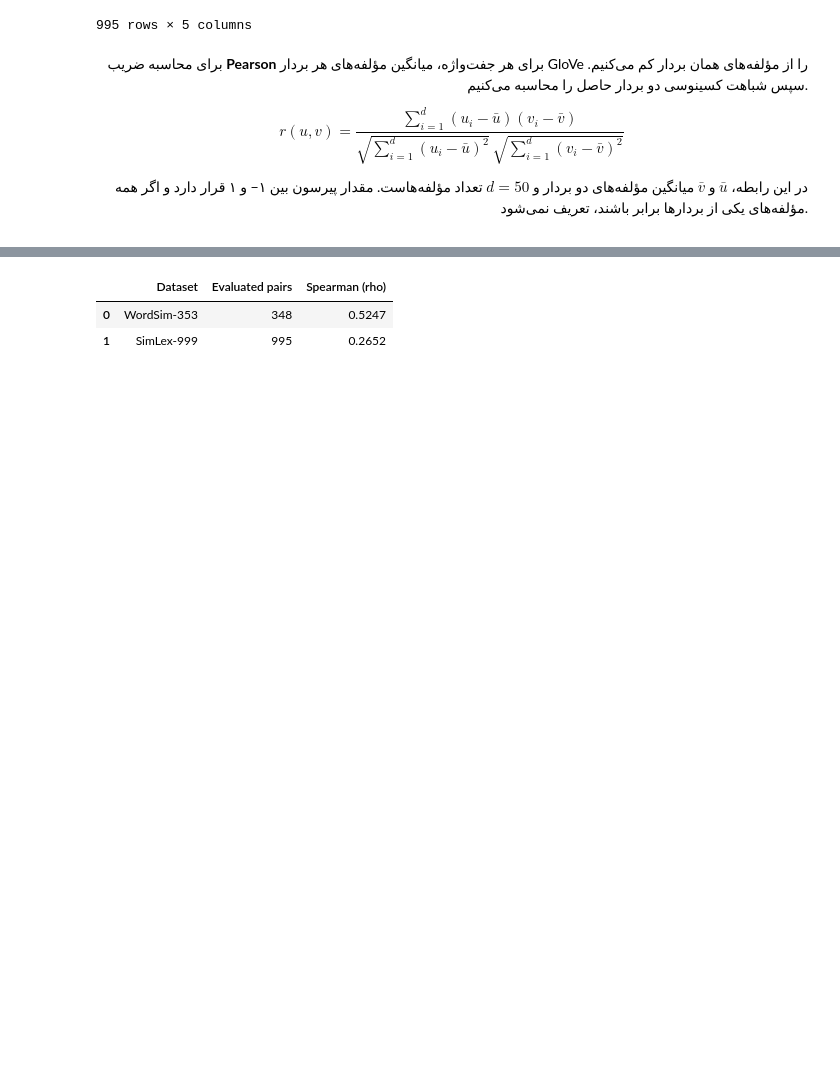
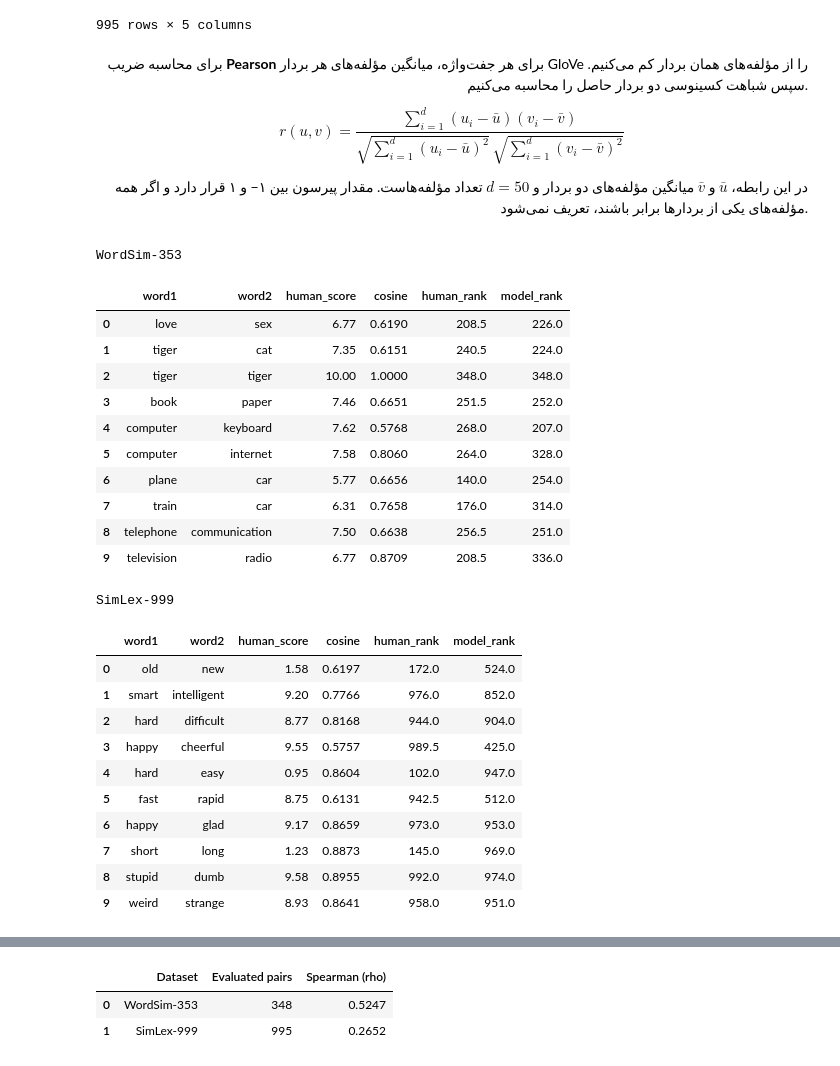
Before and after one commit to ILoveBacteria/nlp-homework, a Jupyter notebook: hw2/NLP_CA2.ipynb, the cells around one changed output, grey strips where cells are left out. Cells and saved outputs as stored; diff of their text form; code cells hidden in the pictures; blank space fills up the shorter version.

```diff
--- a/hw2/NLP_CA2.ipynb
+++ b/hw2/NLP_CA2.ipynb
@@ -2541,3 +2525,37 @@ $$
 در این رابطه، <span dir="ltr">$\bar{u}$</span> و <span dir="ltr">$\bar{v}$</span> میانگین مؤلفه‌های دو بردار و <span dir="ltr">$d=50$</span> تعداد مؤلفه‌هاست. مقدار پیرسون بین ۱− و ۱ قرار دارد و اگر همه مؤلفه‌های یکی از بردارها برابر باشند، تعریف نمی‌شود.
 
 </div>
+# %%
+for dataset_name, scores in word_results.items():
+    ranked_scores = scores[["word1", "word2", "human_score", "cosine"]].copy()
+
+    ranked_scores["human_rank"] = ranked_scores["human_score"].rank(method="average")
+    ranked_scores["model_rank"] = ranked_scores["cosine"].rank(method="average")
+
+    print(dataset_name)
+    display(ranked_scores.head(10).round({"cosine": 4}))
+# %% [output]
+WordSim-353
+|  | word1 | word2 | human_score | cosine | human_rank | model_rank |
+| 0 | love | sex | 6.77 | 0.6190 | 208.5 | 226.0 |
+| 1 | tiger | cat | 7.35 | 0.6151 | 240.5 | 224.0 |
+| 2 | tiger | tiger | 10.00 | 1.0000 | 348.0 | 348.0 |
+| 3 | book | paper | 7.46 | 0.6651 | 251.5 | 252.0 |
+| 4 | computer | keyboard | 7.62 | 0.5768 | 268.0 | 207.0 |
+| 5 | computer | internet | 7.58 | 0.8060 | 264.0 | 328.0 |
+| 6 | plane | car | 5.77 | 0.6656 | 140.0 | 254.0 |
+| 7 | train | car | 6.31 | 0.7658 | 176.0 | 314.0 |
+| 8 | telephone | communication | 7.50 | 0.6638 | 256.5 | 251.0 |
+| 9 | television | radio | 6.77 | 0.8709 | 208.5 | 336.0 |
+SimLex-999
+|  | word1 | word2 | human_score | cosine | human_rank | model_rank |
+| 0 | old | new | 1.58 | 0.6197 | 172.0 | 524.0 |
+| 1 | smart | intelligent | 9.20 | 0.7766 | 976.0 | 852.0 |
+| 2 | hard | difficult | 8.77 | 0.8168 | 944.0 | 904.0 |
+| 3 | happy | cheerful | 9.55 | 0.5757 | 989.5 | 425.0 |
+| 4 | hard | easy | 0.95 | 0.8604 | 102.0 | 947.0 |
+| 5 | fast | rapid | 8.75 | 0.6131 | 942.5 | 512.0 |
+| 6 | happy | glad | 9.17 | 0.8659 | 973.0 | 953.0 |
+| 7 | short | long | 1.23 | 0.8873 | 145.0 | 969.0 |
+| 8 | stupid | dumb | 9.58 | 0.8955 | 992.0 | 974.0 |
+| 9 | weird | strange | 8.93 | 0.8641 | 958.0 | 951.0 |
```
Also changed, not shown: parts of 4 cells of this notebook.
